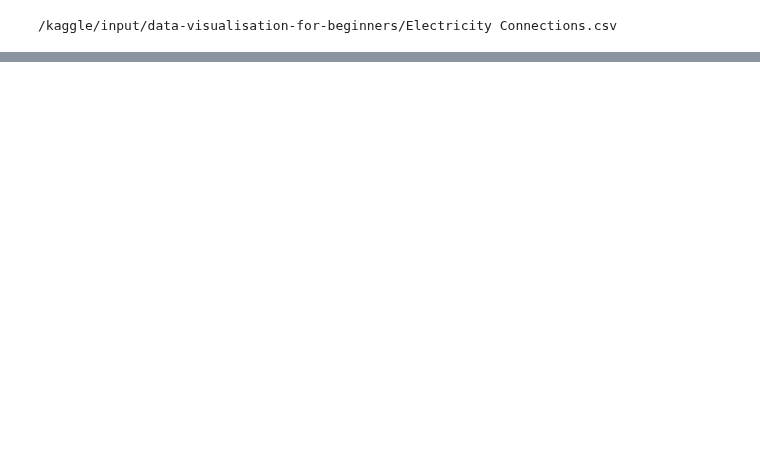
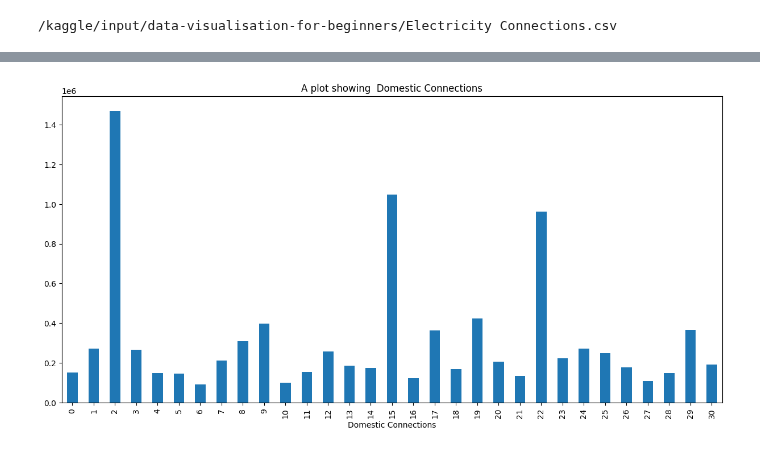
Before and after one commit to mngugi/Code_3_Camp, a Jupyter notebook: electricity-connections.ipynb, the cells around one changed output, grey strips where cells are left out. Drawn from its saved outputs; the diff is of its cells as text; code cells hidden in the pictures; blank space fills up the shorter version.

Commit message:
Kaggle Notebook | Electricity Connections | Version 2

```diff
--- a/electricity-connections.ipynb
+++ b/electricity-connections.ipynb
@@ -31,0 +62,8 @@ dt.head()
+# %%
+plt.figure(figsize = (15,7))
+dt['Domestic Connections'].plot(kind = "bar")
+plt.xlabel("Domestic Connections")
+plt.title("A plot showing  Domestic Connections")
+plt.show()
+# %% [output]
+[figure, added]
```
Also changed, not shown: parts of 4 cells of this notebook.
